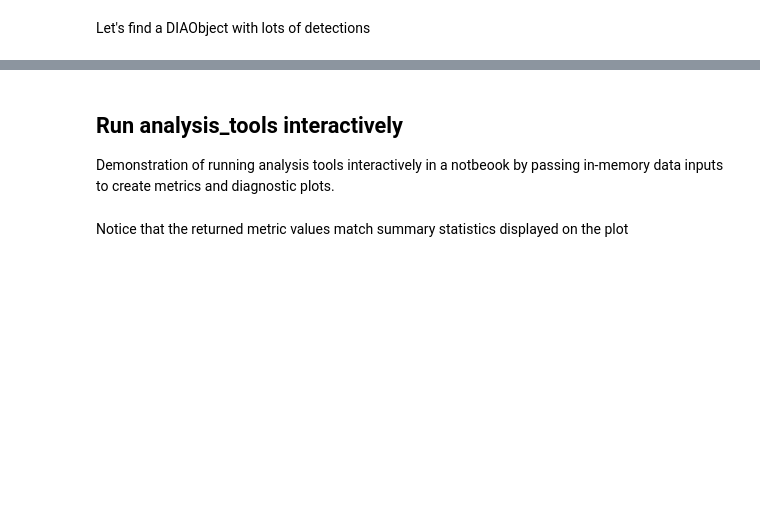
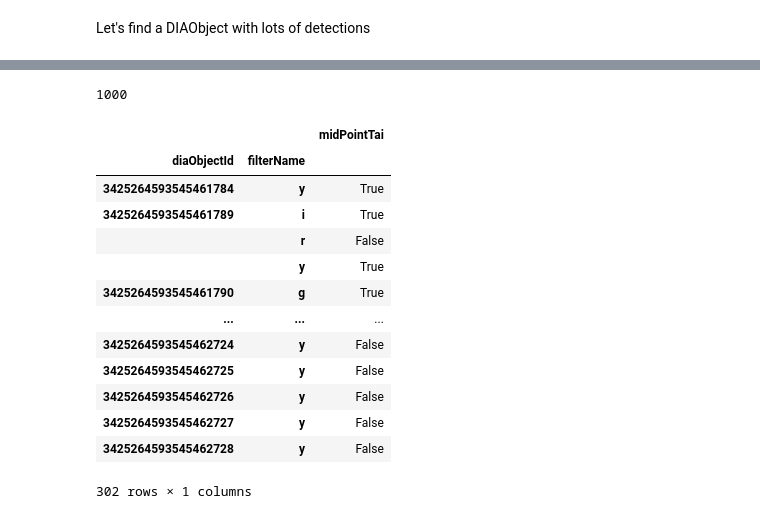
Before and after one commit to lsst-dm/analysis_tools_examples, a Jupyter notebook: timeseries_analysis_demo.ipynb, the cells around one changed output, grey strips where cells are left out. Saved outputs shown, nothing was run; the diff lists cells and outputs as text; code cells hidden in the pictures; blank space fills up the shorter version.

```diff
--- a/timeseries_analysis_demo.ipynb
+++ b/timeseries_analysis_demo.ipynb
@@ -203,4 +213,0 @@ sourceTable[wt]
-# %% [markdown]
-## Run analysis_tools interactively
-
-Demonstration of running analysis tools interactively in a notbeook by passing in-memory data inputs to create metrics and diagnostic plots.
@@ -224,2 +213,0 @@ atool.populatePrepFromProcess() # Needed to run
-# %% [markdown]
-Notice that the returned metric values match summary statistics displayed on the plot
@@ -228,0 +289,7 @@ results
+# %%
+bs = BandSelector()
+bs.vectorKey  = 'filterName'
+mask = bs(sourceTable.iloc[:1000])
+print(np.sum(mask))
+# %% [output]
+1000
@@ -228,0 +298,20 @@ results
+# %%
+wct_gt_2 = testSourceTable.loc[:,['diaObjectId','filterName','midPointTai']].groupby(
+    ['diaObjectId','filterName']).agg(len).apply(lambda x: x >=2)
+# %%
+wct_gt_2
+# %% [output]
+|  |  | midPointTai |
+| diaObjectId | filterName |  |
+| 3425264593545461784 | y | True |
+| 3425264593545461789 | i | True |
+|  | r | False |
+|  | y | True |
+| 3425264593545461790 | g | True |
+| ... | ... | ... |
+| 3425264593545462724 | y | False |
+| 3425264593545462725 | y | False |
+| 3425264593545462726 | y | False |
+| 3425264593545462727 | y | False |
+| 3425264593545462728 | y | False |
+302 rows × 1 columns
```
Also changed, not shown: parts of 22 cells of this notebook.
